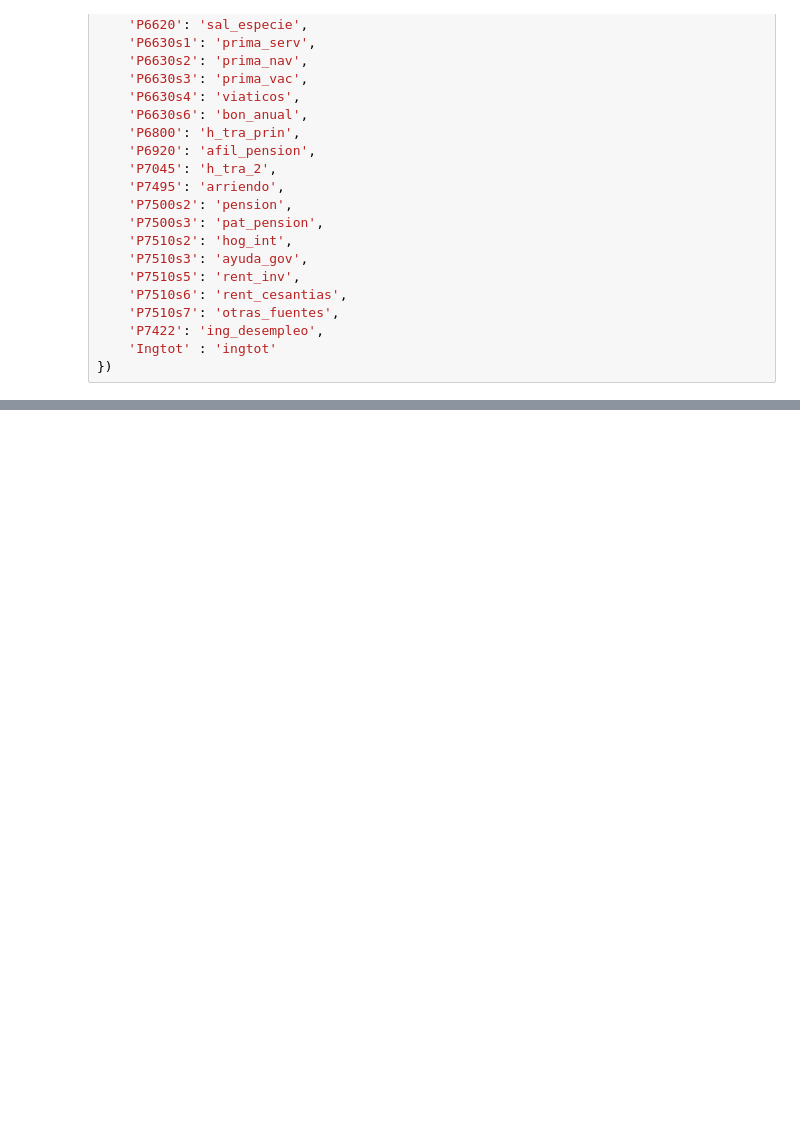
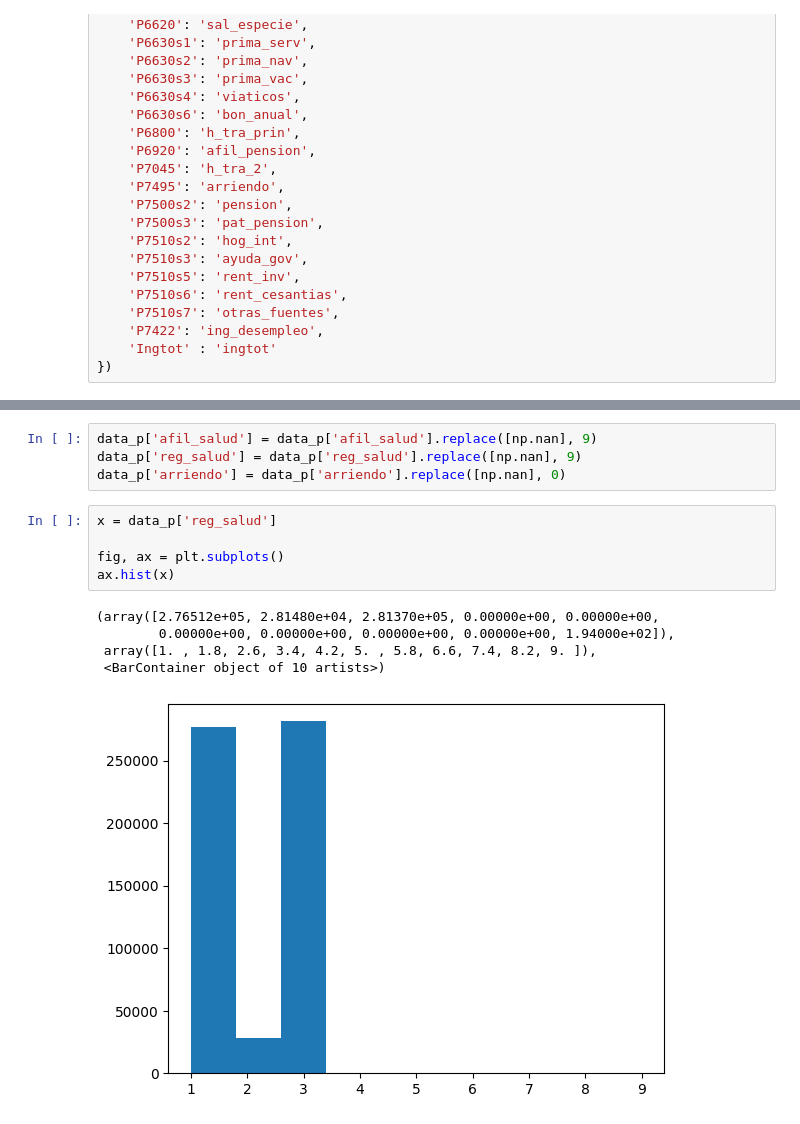
Before and after one commit to sebastian23e/predicting_poverty_bdmc, a Jupyter notebook: scripts/Limpieza.ipynb, the cells around one changed output, grey strips where cells are left out. Saved outputs shown, nothing was run; the diff lists cells and outputs as text; blank space fills up the shorter version.

```diff
--- a/scripts/Limpieza.ipynb
+++ b/scripts/Limpieza.ipynb
@@ -211,0 +224,15 @@ Algunas variables tienen missing values bastante correlacionados entre ellos
+# %%
+data_p['afil_salud'] = data_p['afil_salud'].replace([np.nan], 9)
+data_p['reg_salud'] = data_p['reg_salud'].replace([np.nan], 9)
+data_p['arriendo'] = data_p['arriendo'].replace([np.nan], 0)
+# %%
+x = data_p['reg_salud']
+
+fig, ax = plt.subplots()
+ax.hist(x)
+# %% [output]
+(array([2.76512e+05, 2.81480e+04, 2.81370e+05, 0.00000e+00, 0.00000e+00,
+        0.00000e+00, 0.00000e+00, 0.00000e+00, 0.00000e+00, 1.94000e+02]),
+ array([1. , 1.8, 2.6, 3.4, 4.2, 5. , 5.8, 6.6, 7.4, 8.2, 9. ]),
+ <BarContainer object of 10 artists>)
+[figure, added]
```
Also changed, not shown: parts of 19 cells of this notebook.
